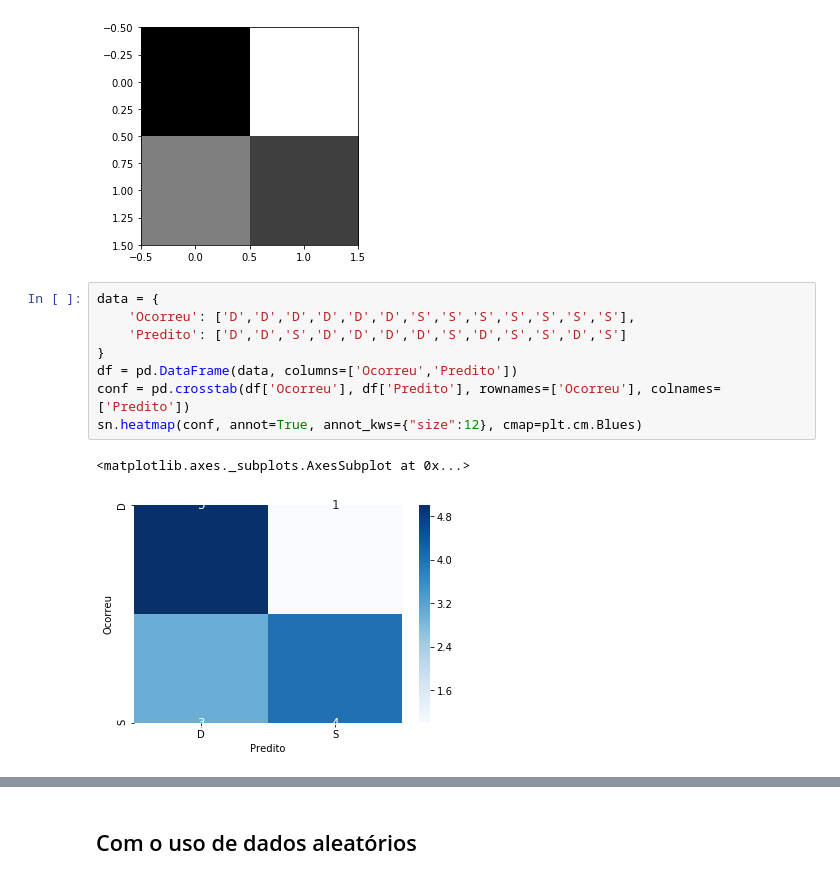
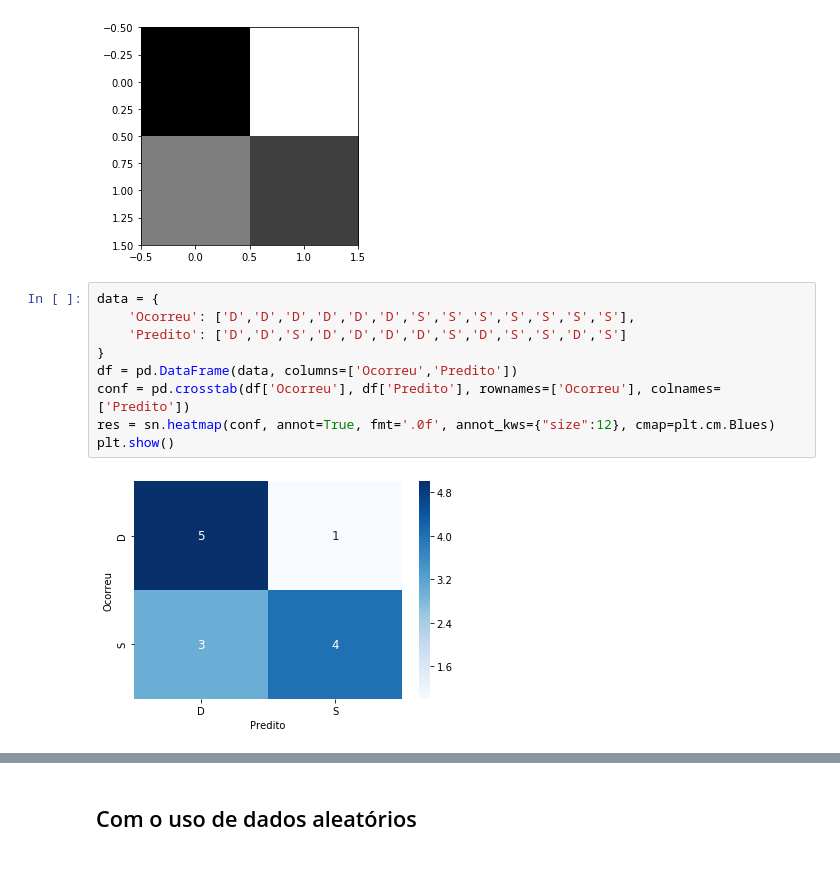
Before and after one commit to fernandoans/machinelearning, a Jupyter notebook: conceitos/ConfusionMatrix.ipynb, the cells around one changed output, grey strips where cells are left out. Cells and saved outputs as stored; diff of their text form.

```diff
--- a/conceitos/ConfusionMatrix.ipynb
+++ b/conceitos/ConfusionMatrix.ipynb
@@ -44,11 +46,11 @@ plt.show()
 # %%
 data = {
     'Ocorreu': ['D','D','D','D','D','D','S','S','S','S','S','S','S'],
     'Predito': ['D','D','S','D','D','D','D','S','D','S','S','D','S']
 }
 df = pd.DataFrame(data, columns=['Ocorreu','Predito'])
 conf = pd.crosstab(df['Ocorreu'], df['Predito'], rownames=['Ocorreu'], colnames=['Predito'])
-sn.heatmap(conf, annot=True, annot_kws={"size":12}, cmap=plt.cm.Blues)
+res = sn.heatmap(conf, annot=True, fmt='.0f', annot_kws={"size":12}, cmap=plt.cm.Blues)
+plt.show()
 # %% [output]
-<matplotlib.axes._subplots.AxesSubplot at 0x...>
-[figure, old version]
+[figure, new version]
```
Also changed, not shown: parts of 6 cells of this notebook, 1 other file.
